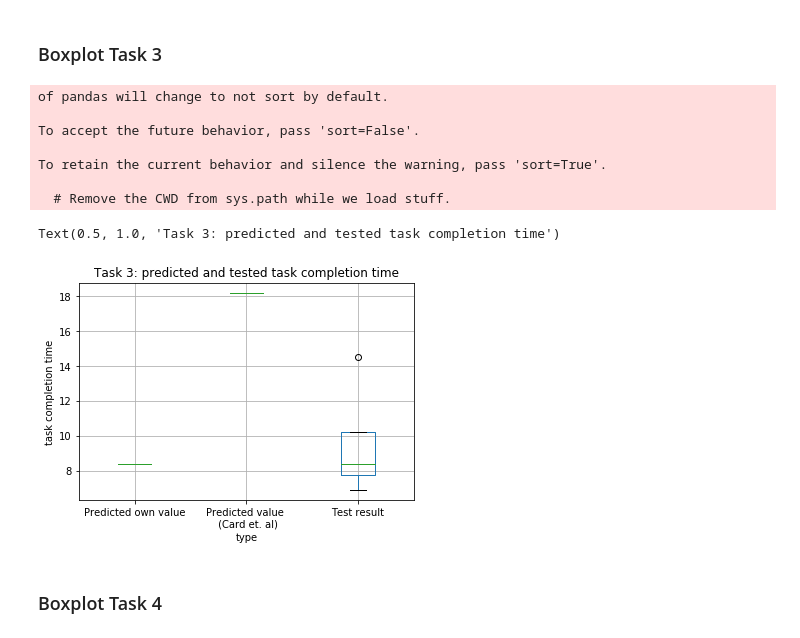
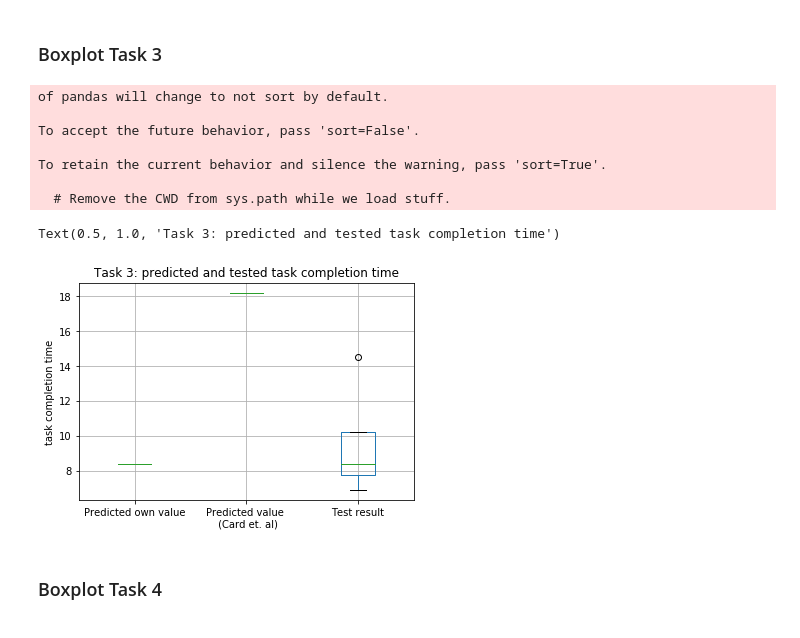
Before and after one commit to ITT-21SS-UR/assignment6-modellinginteraction-bb6, a Jupyter notebook: report/klm_report.ipynb, the cells around one changed output. Cells and saved outputs as stored; diff of their text form; code cells hidden in the pictures.

```diff
--- a/report/klm_report.ipynb
+++ b/report/klm_report.ipynb
@@ -229,29 +238,29 @@ Text(0.5, 1.0, 'Task 2: predicted and tested task completion time')
 # %%
 pred_time_3 = [predictions_dict_lit["test3"]]
 pred_time_own_3 = [predictions_dict_own["test3"]]
 
 
 df = pd.DataFrame(time_mouse_2, columns=['Test result'])
 df2 = pd.DataFrame(pred_time_3, columns=["Predicted value \n (Card et. al)"])
 df3 = pd.DataFrame(pred_time_own_3, columns=["Predicted own value"])
 
 
 cdf = pd.concat([df, df2, df3])
 
 
 boxplot_1 = cdf.boxplot()
-boxplot_1.set(xlabel="type", ylabel="task completion time")
+boxplot_1.set(ylabel="task completion time")
 plt.title("Task 3: predicted and tested task completion time")
 # %% [output]
 of pandas will change to not sort by default.
 
 To accept the future behavior, pass 'sort=False'.
 
 To retain the current behavior and silence the warning, pass 'sort=True'.
 
   # Remove the CWD from sys.path while we load stuff.
 Text(0.5, 1.0, 'Task 3: predicted and tested task completion time')
-[figure, old version]
+[figure, new version]
 # %% [markdown]
 ### Boxplot Task 4
 # %%
```
Also changed, not shown: parts of 9 cells of this notebook.
